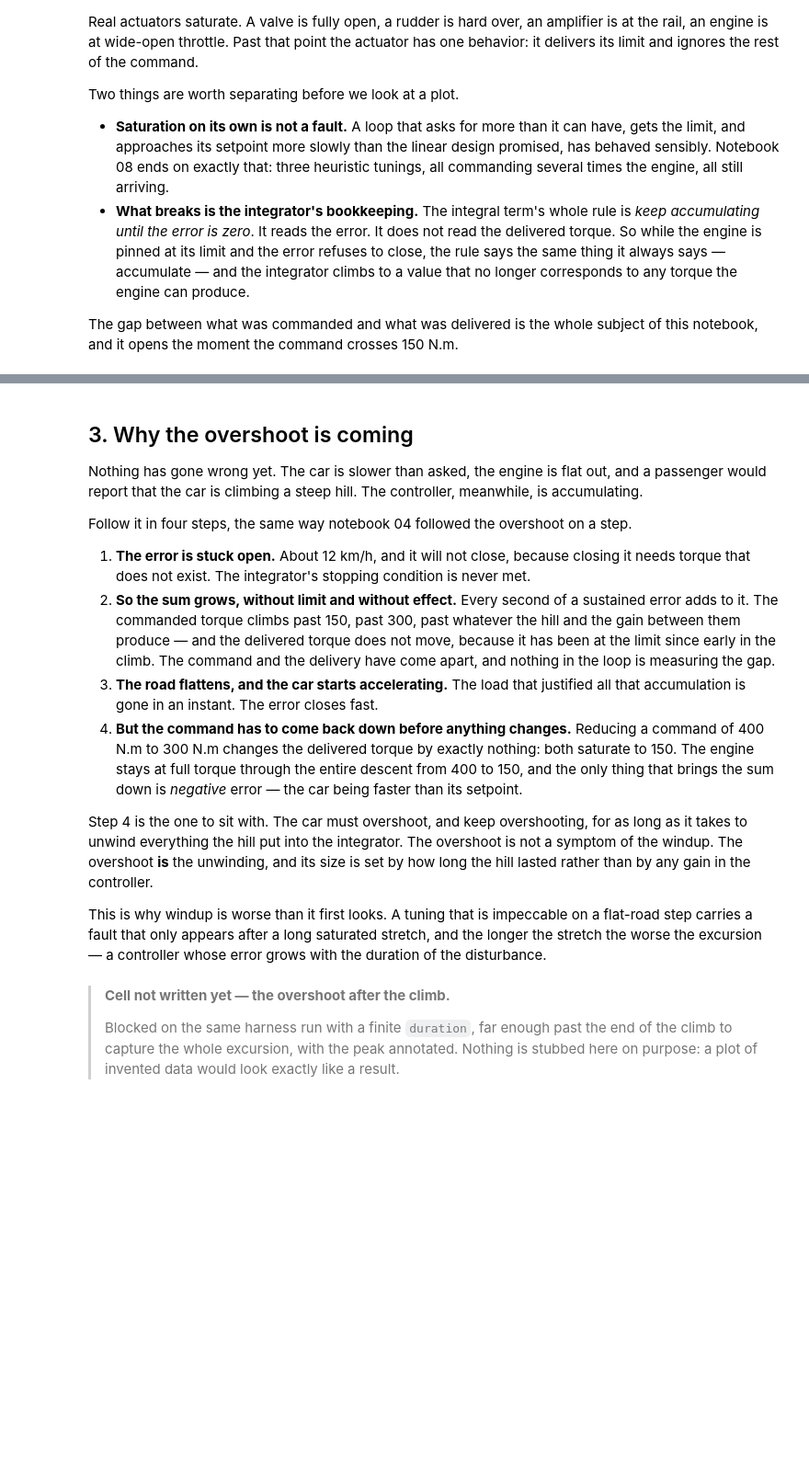
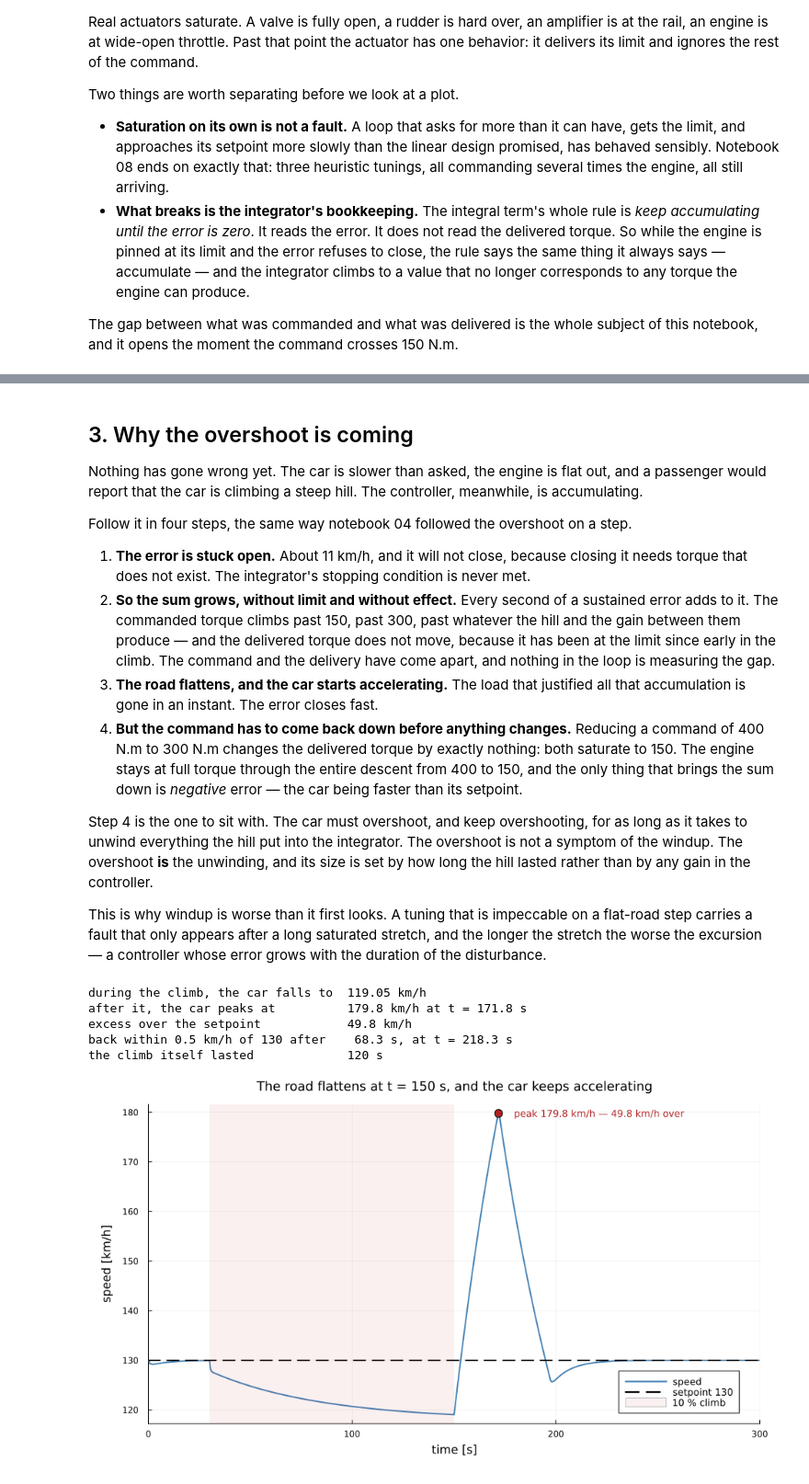
Before and after one commit to dr14-make/16ESPD, a Jupyter notebook: notebooks/lecture01/06-windup.ipynb, the cells around one changed output, grey strips where cells are left out. Shown at 92% size. Cells and saved outputs as stored; diff of their text form; code cells hidden in the pictures; blank space fills up the shorter version.

```diff
--- a/notebooks/lecture01/06-windup.ipynb
+++ b/notebooks/lecture01/06-windup.ipynb
@@ -118,7 +207,7 @@ accumulating.
 
 Follow it in four steps, the same way notebook 04 followed the overshoot on a step.
 
-1. **The error is stuck open.** About 12 km/h, and it will not close, because closing it needs
+1. **The error is stuck open.** About 11 km/h, and it will not close, because closing it needs
    torque that does not exist. The integrator's stopping condition is never met.
 2. **So the sum grows, without limit and without effect.** Every second of a sustained error
    adds to it. The commanded torque climbs past 150, past 300, past whatever the hill and the
@@ -140,12 +229,43 @@ rather than by any gain in the controller.
 This is why windup is worse than it first looks. A tuning that is impeccable on a flat-road step
 carries a fault that only appears after a long saturated stretch, and the longer the stretch the
 worse the excursion — a controller whose error grows with the duration of the disturbance.
-# %% [markdown]
-> **Cell not written yet — the overshoot after the climb.**
->
-> Blocked on the same harness run with a finite `duration`, far enough past the end of the climb
-> to capture the whole excursion, with the peak annotated. Nothing is stubbed here on purpose: a
-> plot of invented data would look exactly like a result.
+# %%
+peak    = maximum(v)
+t_peak  = t[argmax(v)]
+
+# "Back to the setpoint" needs a tolerance band. The loop returns asymptotically and from
+# above, so the last sample strictly greater than 130 is the last sample of the run whatever
+# the controller did, which measures the window rather than the recovery.
+BAND = 0.5      # km/h
+unsettled = [i for i in eachindex(t) if t[i] > CLIMB_END && abs(v[i] - SETPOINT) > BAND]
+recovered = t[last(unsettled)] - CLIMB_END
+
+println("during the climb, the car falls to  ", round(minimum(v), digits = 2), " km/h")
+println("after it, the car peaks at          ", round(peak, digits = 2), " km/h at t = ",
+        round(t_peak, digits = 1), " s")
+println("excess over the setpoint            ", round(peak - SETPOINT, digits = 2), " km/h")
+println("back within ", BAND, " km/h of 130 after    ", round(recovered, digits = 1),
+        " s, at t = ", round(CLIMB_END + recovered, digits = 1), " s")
+println("the climb itself lasted             ", Int(CLIMB_END - CLIMB_START), " s")
+
+plt = plot(t, v; lw = 2, color = :steelblue, label = "speed", xlabel = "time [s]",
+           ylabel = "speed [km/h]", xlims = (0, 300), legend = :bottomright,
+           title = "The road flattens at t = 150 s, and the car keeps accelerating")
+hline!(plt, [SETPOINT]; ls = :dash, lw = 2, color = :black, label = "setpoint 130")
+vspan!(plt, [CLIMB_START, CLIMB_END]; color = :firebrick, alpha = 0.07, label = "10 % climb")
+scatter!(plt, [t_peak], [peak]; ms = 6, color = :firebrick, label = "")
+annotate!(plt, t_peak + 8, peak,
+          text("peak $(round(peak, digits = 1)) km/h — $(round(peak - SETPOINT, digits = 1)) km/h over",
+               9, :left, :firebrick))
+save_figure(plt, "06-overshoot")
+plt
+# %% [output]
+during the climb, the car falls to  119.05 km/h
+after it, the car peaks at          179.8 km/h at t = 171.8 s
+excess over the setpoint            49.8 km/h
+back within 0.5 km/h of 130 after    68.3 s, at t = 218.3 s
+the climb itself lasted             120 s
+[figure, added]
 # %% [markdown]
 ## 4. Clamping
 
```
Also changed, not shown: parts of 14 cells of this notebook, 7 other files.
